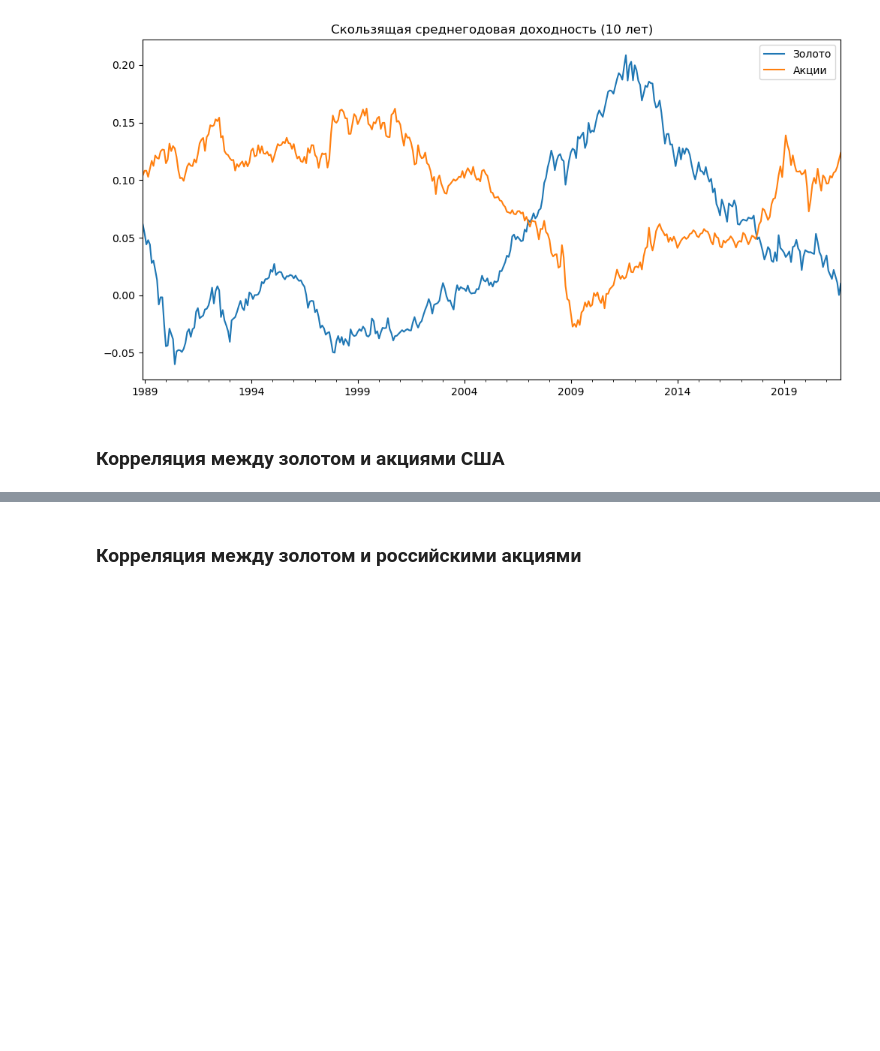
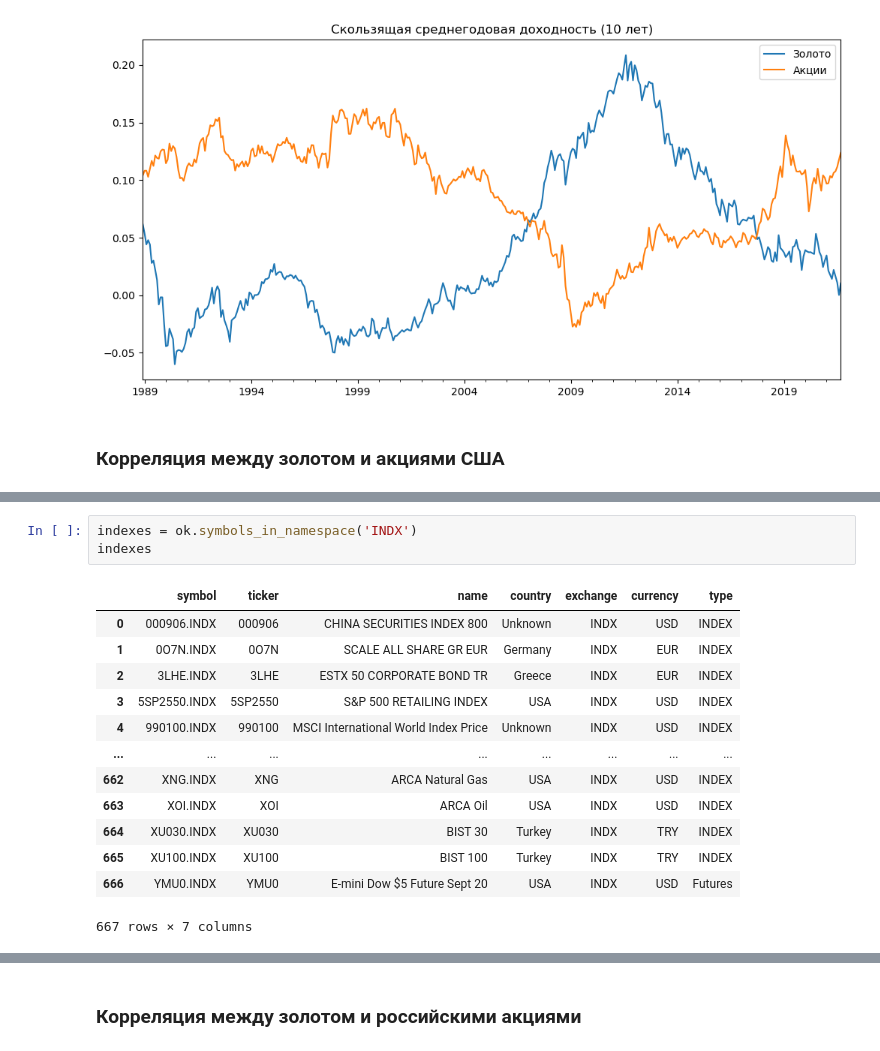
Before and after one commit to mbk-dev/publications_RUS, a Jupyter notebook: 08 gold_vs_stocks.ipynb, the cells around one changed output, grey strips where cells are left out. Saved outputs shown, nothing was run; the diff lists cells and outputs as text; blank space fills up the shorter version.

```diff
--- a/08 gold_vs_stocks.ipynb
+++ b/08 gold_vs_stocks.ipynb
@@ -46,0 +56,17 @@ plt.title('Скользящая среднегодовая доходность
+# %%
+indexes = ok.symbols_in_namespace('INDX')
+indexes
+# %% [output]
+|  | symbol | ticker | name | country | exchange | currency | type |
+| 0 | 000906.INDX | 000906 | CHINA SECURITIES INDEX 800 | Unknown | INDX | USD | INDEX |
+| 1 | 0O7N.INDX | 0O7N | SCALE ALL SHARE GR EUR | Germany | INDX | EUR | INDEX |
+| 2 | 3LHE.INDX | 3LHE | ESTX 50 CORPORATE BOND TR | Greece | INDX | EUR | INDEX |
+| 3 | 5SP2550.INDX | 5SP2550 | S&P 500 RETAILING INDEX | USA | INDX | USD | INDEX |
+| 4 | 990100.INDX | 990100 | MSCI International World Index Price | Unknown | INDX | USD | INDEX |
+| ... | ... | ... | ... | ... | ... | ... | ... |
+| 662 | XNG.INDX | XNG | ARCA Natural Gas | USA | INDX | USD | INDEX |
+| 663 | XOI.INDX | XOI | ARCA Oil | USA | INDX | USD | INDEX |
+| 664 | XU030.INDX | XU030 | BIST 30 | Turkey | INDX | TRY | INDEX |
+| 665 | XU100.INDX | XU100 | BIST 100 | Turkey | INDX | TRY | INDEX |
+| 666 | YMU0.INDX | YMU0 | E-mini Dow $5 Future Sept 20 | USA | INDX | USD | Futures |
+667 rows × 7 columns
```
Also changed, not shown: parts of 8 cells of this notebook.
